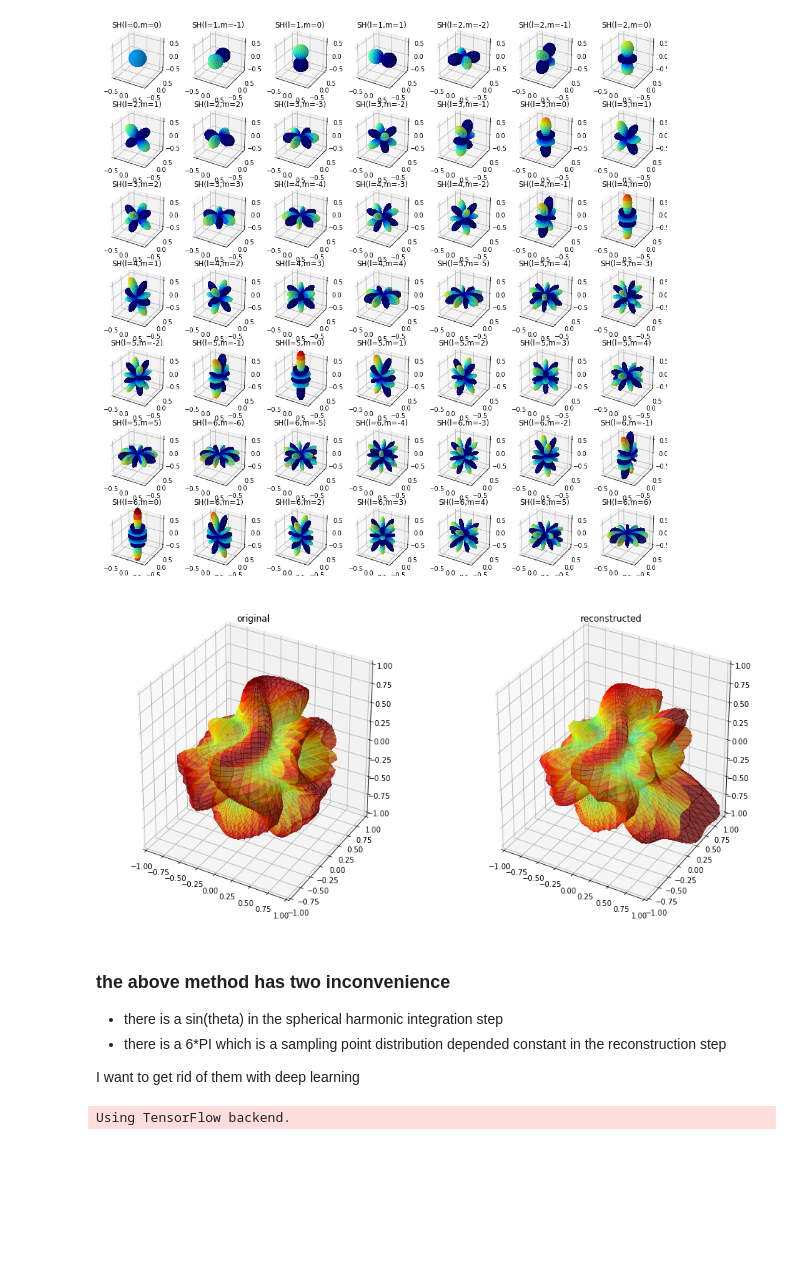
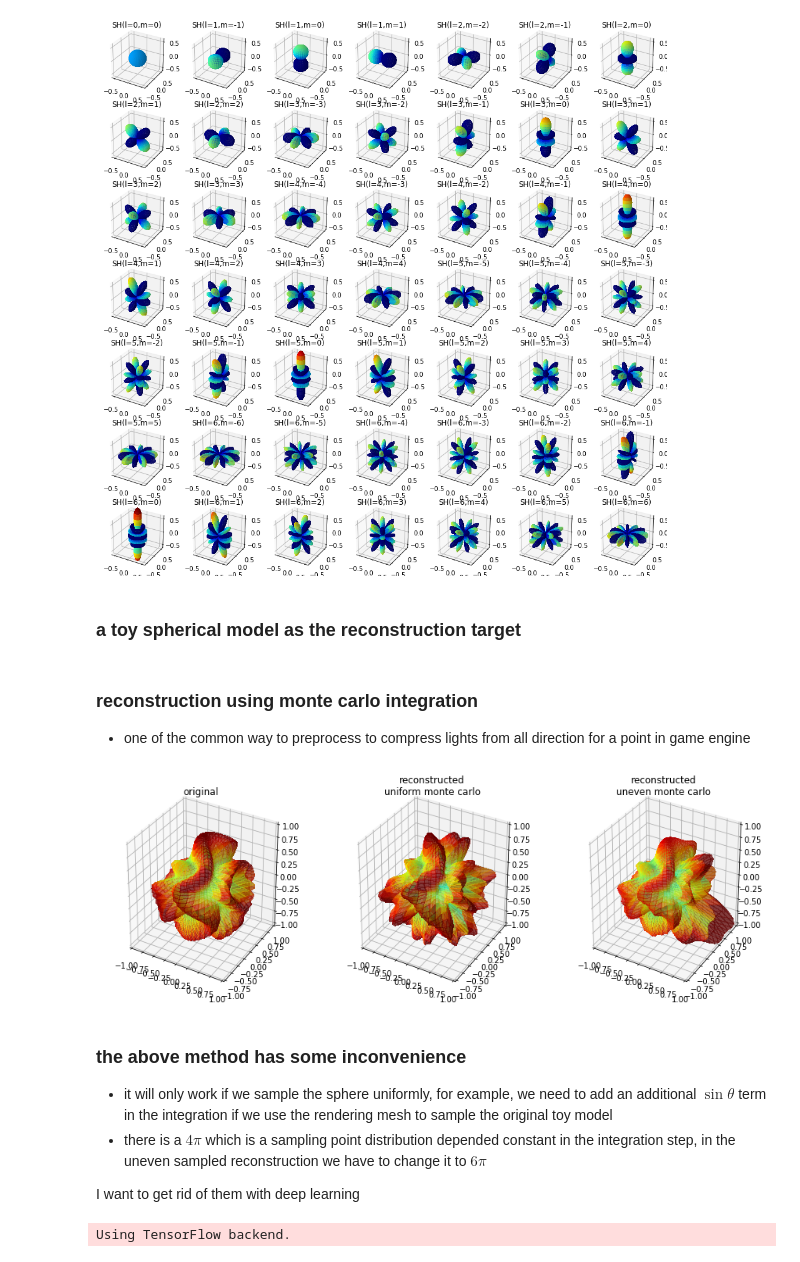
Before and after one commit to mammalwong/ml-study, a Jupyter notebook: study-spherical-harmonic.ipynb, the cells around one changed output. Cells and saved outputs as stored; diff of their text form; code cells hidden in the pictures; blank space fills up the shorter version.

```diff
--- a/study-spherical-harmonic.ipynb
+++ b/study-spherical-harmonic.ipynb
@@ -59,0 +77,11 @@ SHs_dphi = [sh.diff(phi).simplify() for sh in SHs]
+# %%
+MESH_SIZE = 50
+# %%
+theta_, phi_ = [np.linspace(0, 1, MESH_SIZE, endpoint=False) for _ in range(2)]
+theta_, phi_ = np.meshgrid(theta_, phi_)
+theta_, phi_ = [_ + np.random.rand(*theta_.shape)*(1/MESH_SIZE) for _ in (theta_, phi_)]
+SAMPLE_MESH = 2*np.arccos(np.sqrt(1-theta_)), 2*np.pi*phi_
+# %%
+theta_, phi_ = [np.linspace(0, 1, MESH_SIZE) for _ in range(2)]
+theta_, phi_ = np.pi*theta_, 2*np.pi*phi_
+RENDER_MESH = np.meshgrid(theta_, phi_)
@@ -60,8 +112,6 @@ SHs_dphi = [sh.diff(phi).simplify() for sh in SHs]
 # %%
 fig = plt.figure(figsize=(16,16))
-theta_, phi_ = np.linspace(0, 1, 50), np.linspace(0, 1, 50)
-theta_, phi_ = np.pi*theta_, 2*np.pi*phi_
-THETA, PHI = np.meshgrid(theta_, phi_)
+THETA, PHI = RENDER_MESH
 plot_dim = int(np.ceil(len(SHs)**0.5))
 plot_lim = 0.6
 for i in range(len(SHs)):
@@ -83,58 +133,92 @@ for i in range(len(SHs)):
 plt.show()
 # %% [output]
 [figure]
+# %% [markdown]
+### a toy spherical model as the reconstruction target
 # %%
 def original(x, y, z):
     r = np.exp(1j*(np.sin(x*3+np.cos(y*4)+np.sin(z*5))))
     return np.real(r)
+# %% [markdown]
+### reconstruction using monte carlo integration
+- one of the common way to preprocess to compress lights from all direction for a point in game engine
 # %%
-fig = plt.figure(figsize=(16,8))
-theta_, phi_ = np.linspace(0, 1, 50), np.linspace(0, 1, 50)
-theta_, phi_ = np.pi*theta_, 2*np.pi*phi_
-THETA, PHI = np.meshgrid(theta_, phi_)
+fig = plt.figure(figsize=(15,5))
 plot_lim = 1.
+lambda_shs = []
+C = []
+THETA, PHI = SAMPLE_MESH
 X = np.sin(THETA) * np.cos(PHI)
 Y = np.sin(THETA) * np.sin(PHI)
 Z = np.cos(THETA)
-lambda_shs = []
-C = []
 O = original(X,Y,Z)
 for l in range(16):
     for m in range(-l, l+1):
-        lambda_sh = lambdify((theta,phi), SH(l,m,theta,phi).simplify().evalf())
-        c = 6*np.pi*np.mean(original(X,Y,Z) * lambda_sh(THETA, PHI) * np.sin(THETA))
+        lambda_sh = lambdify((theta,phi), SH(l,m,theta,phi).evalf())
+        c = 4*np.pi * np.mean(O * lambda_sh(THETA, PHI))
         C.append(c)
         lambda_shs.append(lambda_sh)
-ax = fig.add_subplot(1,2,1, projection='3d')
+THETA, PHI = RENDER_MESH
+X = np.sin(THETA) * np.cos(PHI)
+Y = np.sin(THETA) * np.sin(PHI)
+Z = np.cos(THETA)
+O = original(X,Y,Z)
+ax = fig.add_subplot(1,3,1, projection='3d')
 ax.set_title("original")
 ax.set_xlim((-plot_lim,plot_lim))
 ax.set_ylim((-plot_lim,plot_lim))
 ax.set_zlim((-plot_lim,plot_lim))
 ax.plot_surface(
     abs(O)*X, abs(O)*Y, abs(O)*Z,
     rstride=1, cstride=1,
     facecolors=plt.cm.jet(O),
     linewidth=0, antialiased=False, alpha=0.5)
 R = np.zeros_like(THETA)
 for i in range(len(lambda_shs)):
     R += C[i] * lambda_shs[i](THETA, PHI)
-ax = fig.add_subplot(1,2,2, projection='3d')
-ax.set_title("reconstructed")
+ax = fig.add_subplot(1,3,2, projection='3d')
+ax.set_title("reconstructed\nuniform monte carlo")
+ax.set_xlim((-plot_lim,plot_lim))
+ax.set_ylim((-plot_lim,plot_lim))
+ax.set_zlim((-plot_lim,plot_lim))
+ax.plot_surface(
+    abs(R)*X, abs(R)*Y, abs(R)*Z,
+    rstride=1, cstride=1,
+    facecolors=plt.cm.jet(R),
+    linewidth=0, antialiased=False, alpha=0.5)
+lambda_shs = []
+C = []
+THETA, PHI = RENDER_MESH
+X = np.sin(THETA) * np.cos(PHI)
+Y = np.sin(THETA) * np.sin(PHI)
+Z = np.cos(THETA)
+O = original(X,Y,Z)
+for l in range(16):
+    for m in range(-l, l+1):
+        lambda_sh = lambdify((theta,phi), SH(l,m,theta,phi).evalf())
+        c = 6*np.pi * np.mean(O * lambda_sh(THETA, PHI) * np.sin(THETA))
+        C.append(c)
+        lambda_shs.append(lambda_sh)
+R = np.zeros_like(THETA)
+for i in range(len(lambda_shs)):
+    R += C[i] * lambda_shs[i](THETA, PHI)
+ax = fig.add_subplot(1,3,3, projection='3d')
+ax.set_title("reconstructed\nuneven monte carlo")
 ax.set_xlim((-plot_lim,plot_lim))
 ax.set_ylim((-plot_lim,plot_lim))
 ax.set_zlim((-plot_lim,plot_lim))
 ax.plot_surface(
     abs(R)*X, abs(R)*Y, abs(R)*Z,
     rstride=1, cstride=1,
     facecolors=plt.cm.jet(R),
     linewidth=0, antialiased=False, alpha=0.5)
 plt.show()
 # %% [output]
-[figure, old version]
+[figure, new version]
 # %% [markdown]
-### the above method has two inconvenience
-- there is a sin(theta) in the spherical harmonic integration step
-- there is a 6*PI which is a sampling point distribution depended constant in the reconstruction step
+### the above method has some inconvenience
+- it will only work if we sample the sphere uniformly, for example, we need to add an additional $\sin \theta$ term in the integration if we use the rendering mesh to sample the original toy model
+- there is a $4 \pi$ which is a sampling point distribution depended constant in the integration step, in the uneven sampled reconstruction we have to change it to $6 \pi$
 
 I want to get rid of them with deep learning
 # %%
```
Also changed, not shown: parts of 20 cells of this notebook.
